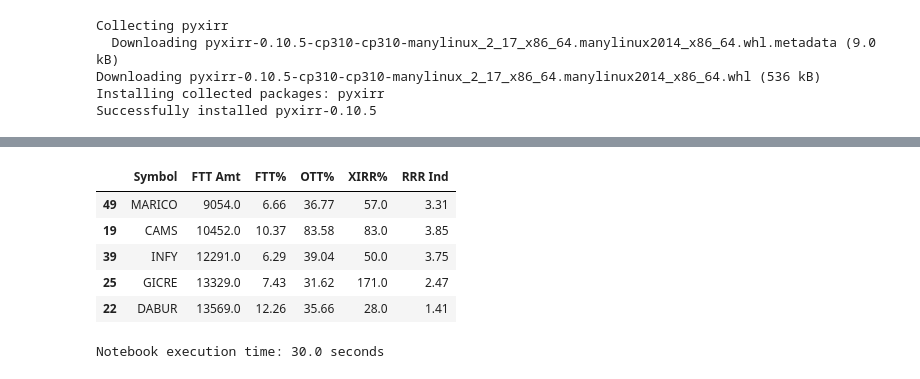
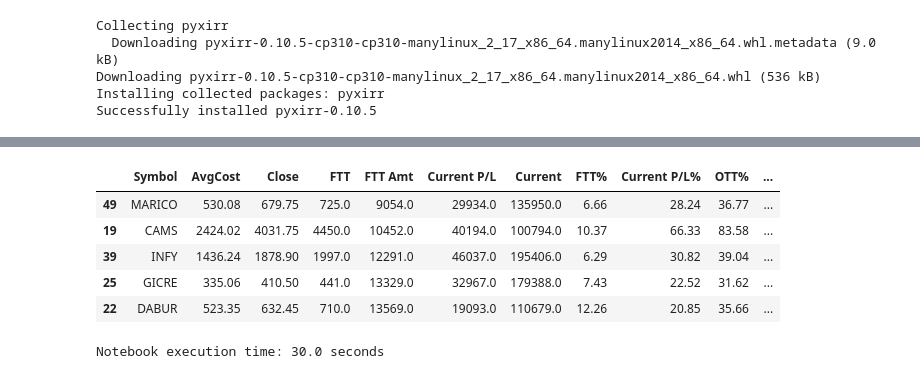
Before and after one commit to ankit-rathi/Quantvesting_v2, a Jupyter notebook: myStocks_Portfolio_Analysis.ipynb, the cells around one changed output, grey strips where cells are left out. Cells and saved outputs as stored; diff of their text form; code cells hidden in the pictures.

```diff
--- a/myStocks_Portfolio_Analysis.ipynb
+++ b/myStocks_Portfolio_Analysis.ipynb
@@ -358,16 +358,16 @@ cols = ['Symbol',  'FTT Amt', 'Today P/L%', 'Current P/L%', 'FTT%', 'OTT%','XIRR
 df_portfolio_features = df_portfolio_features[cols]
 # %%
 # top 5 to sell
-cols = ['Symbol', 'FTT Amt', 'FTT%',	'OTT%',	'XIRR%', 'RRR Ind']
+cols = ['Symbol', 'AvgCost', 'Close', 'FTT', 'FTT Amt', 'Current P/L', 'Current', 'FTT%',	'Current P/L%', 'OTT%',	'XIRR%', 'RRR Ind', 'Criteria', 'Strategy', 'Category']
 df_tmp = df_portfolio_features.sort_values(by = 'FTT Amt', ascending=True)
 df_tmp[cols].head()
 # %% [output]
-|  | Symbol | FTT Amt | FTT% | OTT% | XIRR% | RRR Ind |
-| 49 | MARICO | 9054.0 | 6.66 | 36.77 | 57.0 | 3.31 |
-| 19 | CAMS | 10452.0 | 10.37 | 83.58 | 83.0 | 3.85 |
-| 39 | INFY | 12291.0 | 6.29 | 39.04 | 50.0 | 3.75 |
-| 25 | GICRE | 13329.0 | 7.43 | 31.62 | 171.0 | 2.47 |
-| 22 | DABUR | 13569.0 | 12.26 | 35.66 | 28.0 | 1.41 |
+|  | Symbol | AvgCost | Close | FTT | FTT Amt | Current P/L | Current | FTT% | Current P/L% | OTT% | ... |
+| 49 | MARICO | 530.08 | 679.75 | 725.0 | 9054.0 | 29934.0 | 135950.0 | 6.66 | 28.24 | 36.77 | ... |
+| 19 | CAMS | 2424.02 | 4031.75 | 4450.0 | 10452.0 | 40194.0 | 100794.0 | 10.37 | 66.33 | 83.58 | ... |
+| 39 | INFY | 1436.24 | 1878.90 | 1997.0 | 12291.0 | 46037.0 | 195406.0 | 6.29 | 30.82 | 39.04 | ... |
+| 25 | GICRE | 335.06 | 410.50 | 441.0 | 13329.0 | 32967.0 | 179388.0 | 7.43 | 22.52 | 31.62 | ... |
+| 22 | DABUR | 523.35 | 632.45 | 710.0 | 13569.0 | 19093.0 | 110679.0 | 12.26 | 20.85 | 35.66 | ... |
 # %%
 # notebook execution time
 
```
